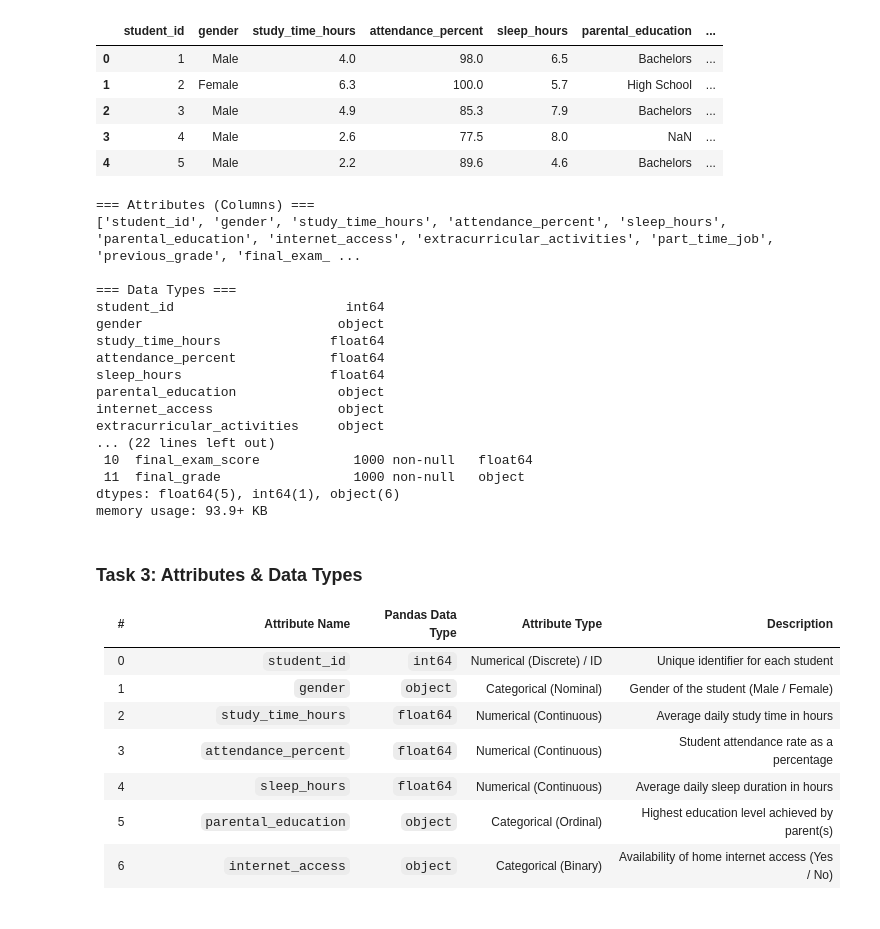
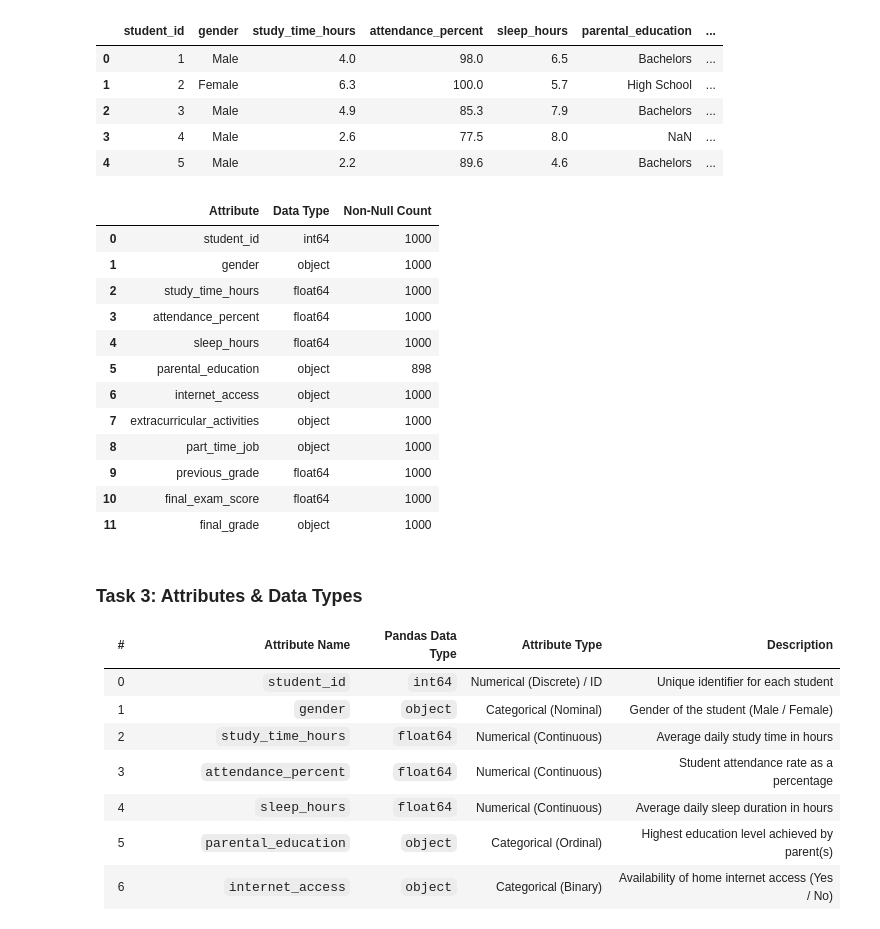
Before and after one commit to wjd123p/IT326-Project, a Jupyter notebook: phase1.ipynb, the cells around one changed output. Cells and saved outputs as stored; diff of their text form; code cells hidden in the pictures.

```diff
--- a/phase1.ipynb
+++ b/phase1.ipynb
@@ -153,36 +153,29 @@ df.head()
 | 2 | 3 | Male | 4.9 | 85.3 | 7.9 | Bachelors | ... |
 | 3 | 4 | Male | 2.6 | 77.5 | 8.0 | NaN | ... |
 | 4 | 5 | Male | 2.2 | 89.6 | 4.6 | Bachelors | ... |
-# %%
-
-print("=== Attributes (Columns) ===")
-print(df.columns.tolist())
-
-
-print("\n=== Data Types ===")
-print(df.dtypes)
-
-
-print("\n=== Dataset Summary Info ===")
-df.info()
-# %% [output]
-=== Attributes (Columns) ===
-['student_id', 'gender', 'study_time_hours', 'attendance_percent', 'sleep_hours', 'parental_education', 'internet_access', 'extracurricular_activities', 'part_time_job', 'previous_grade', 'final_exam_ ...
-
-=== Data Types ===
-student_id                      int64
-gender                         object
-study_time_hours              float64
-attendance_percent            float64
-sleep_hours                   float64
-parental_education             object
-internet_access                object
-extracurricular_activities     object
-... (22 lines left out)
- 10  final_exam_score            1000 non-null   float64
- 11  final_grade                 1000 non-null   object
-dtypes: float64(5), int64(1), object(6)
-memory usage: 93.9+ KB
+# %%
+
+df_types = pd.DataFrame({
+    'Attribute': df.columns,
+    'Data Type': df.dtypes.values,
+    'Non-Null Count': df.notnull().sum().values
+})
+
+df_types
+# %% [output]
+|  | Attribute | Data Type | Non-Null Count |
+| 0 | student_id | int64 | 1000 |
+| 1 | gender | object | 1000 |
+| 2 | study_time_hours | float64 | 1000 |
+| 3 | attendance_percent | float64 | 1000 |
+| 4 | sleep_hours | float64 | 1000 |
+| 5 | parental_education | object | 898 |
+| 6 | internet_access | object | 1000 |
+| 7 | extracurricular_activities | object | 1000 |
+| 8 | part_time_job | object | 1000 |
+| 9 | previous_grade | float64 | 1000 |
+| 10 | final_exam_score | float64 | 1000 |
+| 11 | final_grade | object | 1000 |
 # %% [markdown]
 ### Task 3: Attributes & Data Types
 
```
